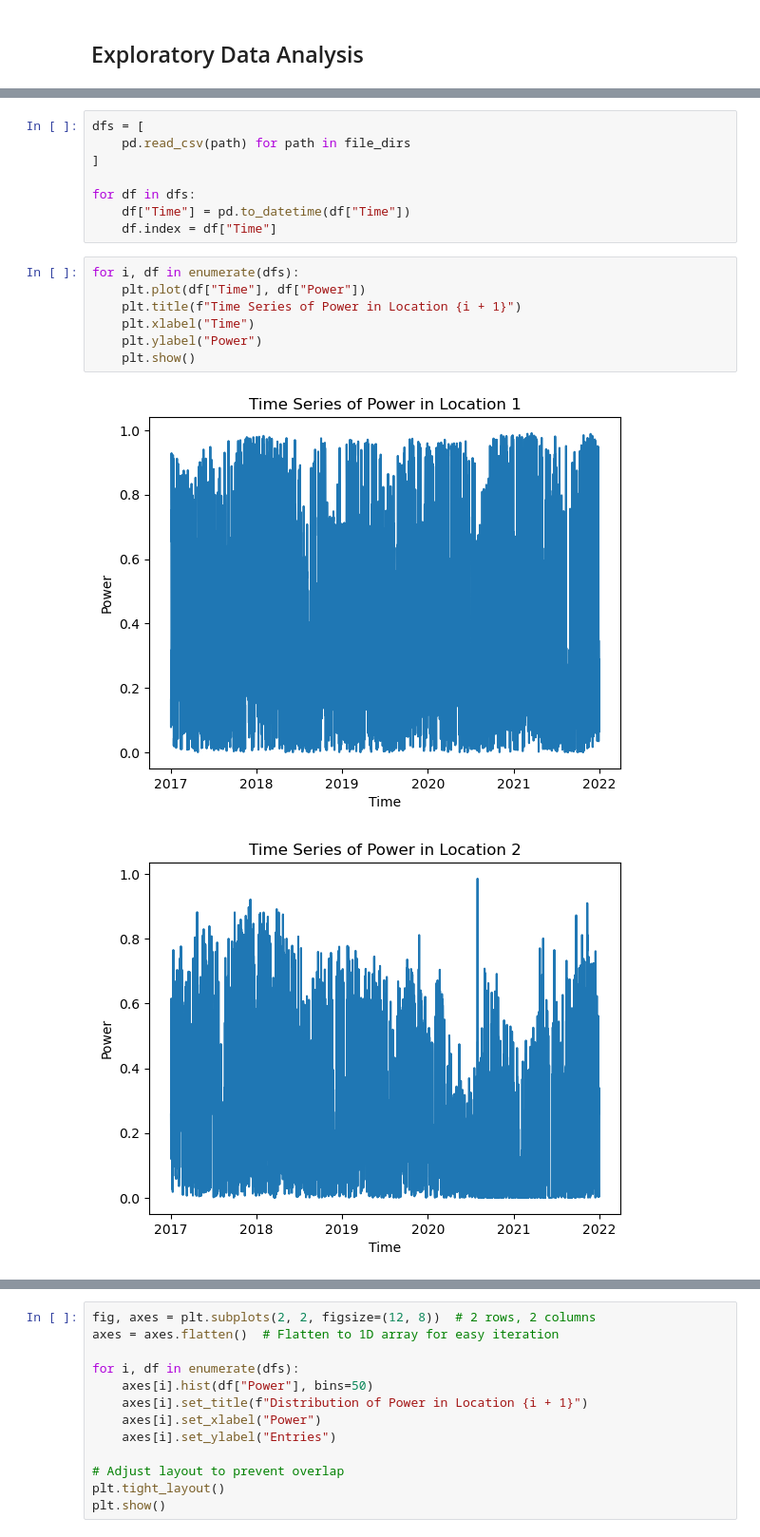
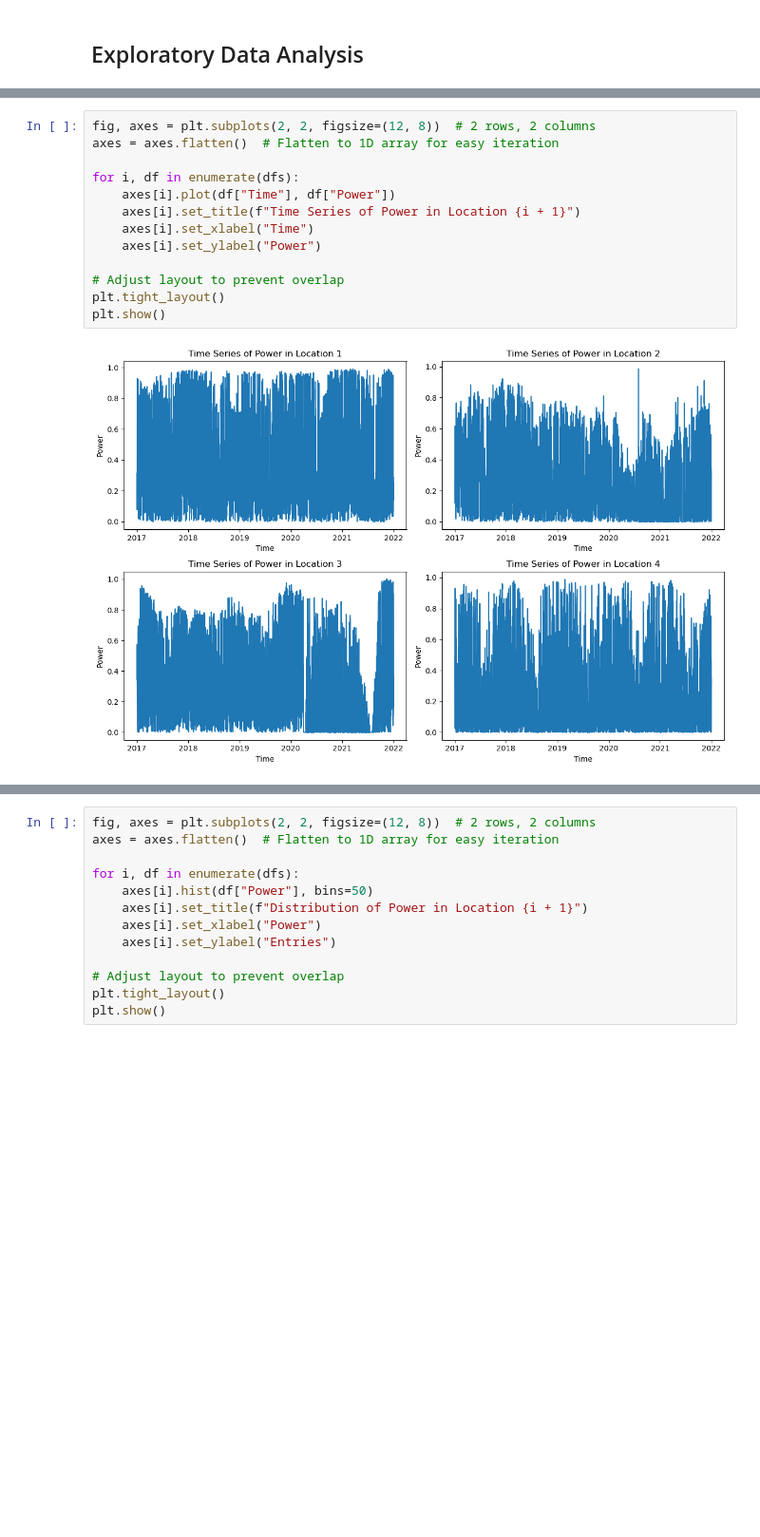
Before and after one commit to karl-aldous-banaag/wind-power-generation-forecasting, a Jupyter notebook: power-modeling.ipynb, the cells around one changed output, grey strips where cells are left out. Shown at 95% size. Drawn from its saved outputs; the diff is of its cells as text; blank space fills up the shorter version.

```diff
--- a/power-modeling.ipynb
+++ b/power-modeling.ipynb
@@ -19,18 +42,15 @@ file_dirs = [
-# %%
-dfs = [
-    pd.read_csv(path) for path in file_dirs
-]
-
-for df in dfs:
-    df["Time"] = pd.to_datetime(df["Time"])
-    df.index = df["Time"]
 # %%
+fig, axes = plt.subplots(2, 2, figsize=(12, 8))  # 2 rows, 2 columns
+axes = axes.flatten()  # Flatten to 1D array for easy iteration
+
 for i, df in enumerate(dfs):
-    plt.plot(df["Time"], df["Power"])
-    plt.title(f"Time Series of Power in Location {i + 1}")
-    plt.xlabel("Time")
-    plt.ylabel("Power")
-    plt.show()
+    axes[i].plot(df["Time"], df["Power"])
+    axes[i].set_title(f"Time Series of Power in Location {i + 1}")
+    axes[i].set_xlabel("Time")
+    axes[i].set_ylabel("Power")
+
+# Adjust layout to prevent overlap
+plt.tight_layout()
+plt.show()
 # %% [output]
-[figure, old version]
+[figure, new version]
-[figure, removed]
```
Also changed, not shown: parts of 33 cells of this notebook.
